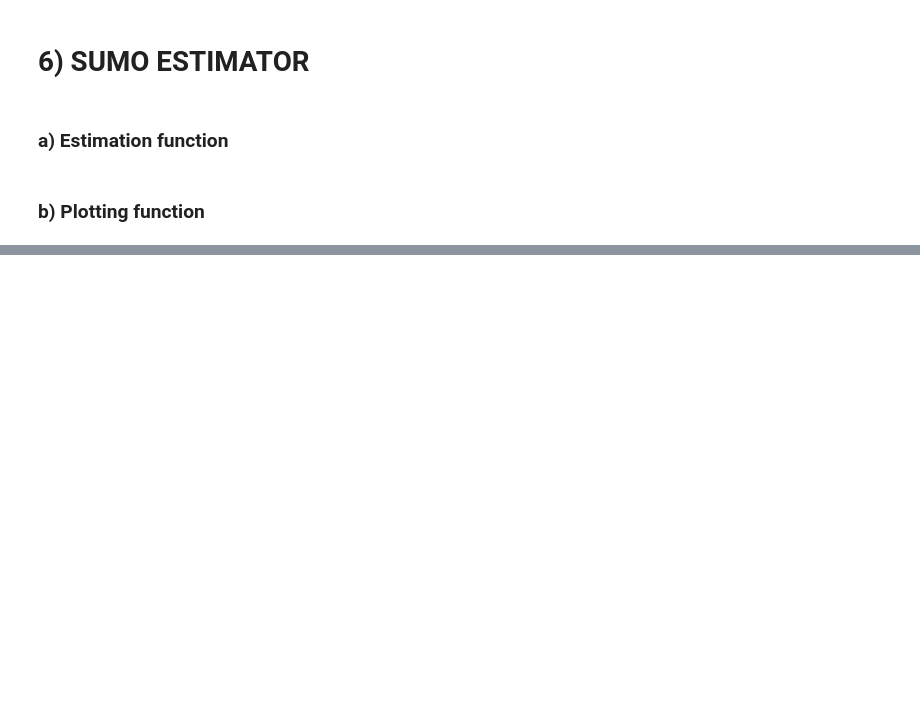
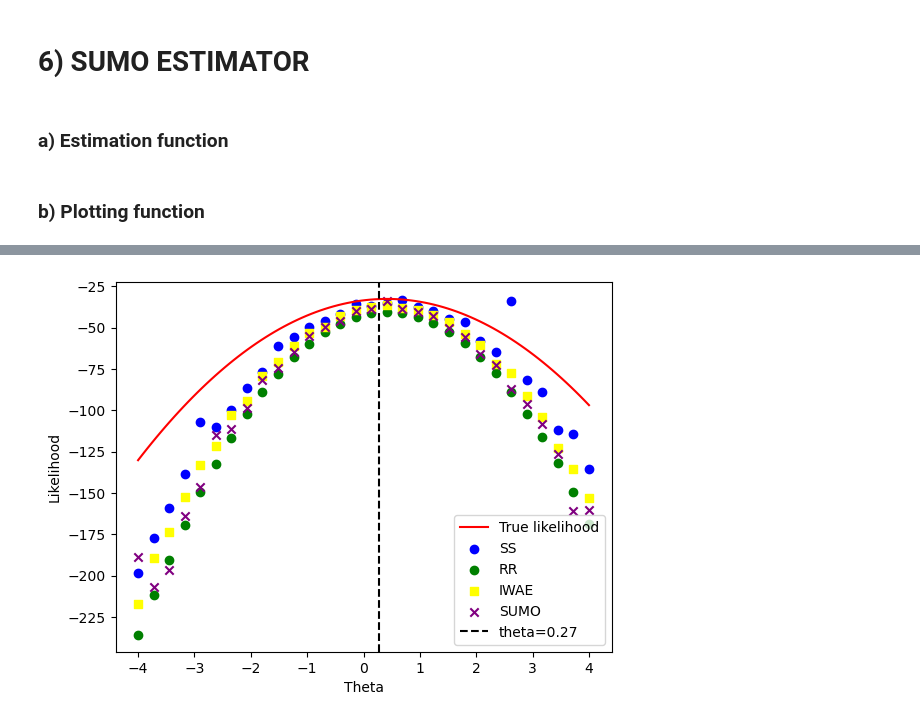
Before and after one commit to JulienPeignon/Monte_Carlo_Simulations, a Jupyter notebook: Likelihood.ipynb, the cells around one changed output, grey strips where cells are left out. Saved outputs shown, nothing was run; the diff lists cells and outputs as text; code cells hidden in the pictures; blank space fills up the shorter version.

Commit message:
graph

```diff
--- a/Likelihood.ipynb
+++ b/Likelihood.ipynb
@@ -343,0 +334,8 @@ plt.show()
+# %%
+theta = np.random.normal(0,1)
+print("Theta = " + str('{:.2f}'.format((theta))))
+x_data = np.random.multivariate_normal(np.zeros(20)+theta, 2*np.identity(20))
+x_ss, y_ss = plot_ss(debut=-4, fin=4, pas=30, n_sim=3, x_data=x_data)
+x_rr, y_rr = plot_rr(debut=-4, fin=4, pas=30, n_sim=3, x_data=x_data)
+x_iwae, y_iwae = plot_iwae(debut=-4, fin=4, pas=30, n_sim=3, x_data=x_data)
+x_sumo, y_sumo = plot_sumo(debut=-4, fin=4, pas=30, n_sim=3, x_data=x_data)
@@ -343,0 +356,16 @@ plt.show()
+# %%
+theta_range = np.linspace(-4, 4, 100)
+likelihood_values = [np.log(calcul_likelihood(x_data, theta)) for theta in theta_range]
+
+plt.plot(theta_range, likelihood_values, color='r', label='True likelihood')
+plt.scatter(x_ss,y_ss, color='b', label='SS')
+plt.scatter(x_rr,y_rr, color='green', label='RR')
+plt.scatter(x_iwae,y_iwae, color='yellow', marker='s', label='IWAE')
+plt.scatter(x_sumo,y_sumo, color='purple', marker='x', label='SUMO')
+plt.axvline(x=theta, color='black', linestyle='--', label='theta='+ str('{:.2f}'.format(theta)))
+plt.xlabel('Theta')
+plt.ylabel('Likelihood')
+plt.legend(loc='best')
+plt.show()
+# %% [output]
+[figure, added]
```
Also changed, not shown: parts of 10 cells of this notebook.
